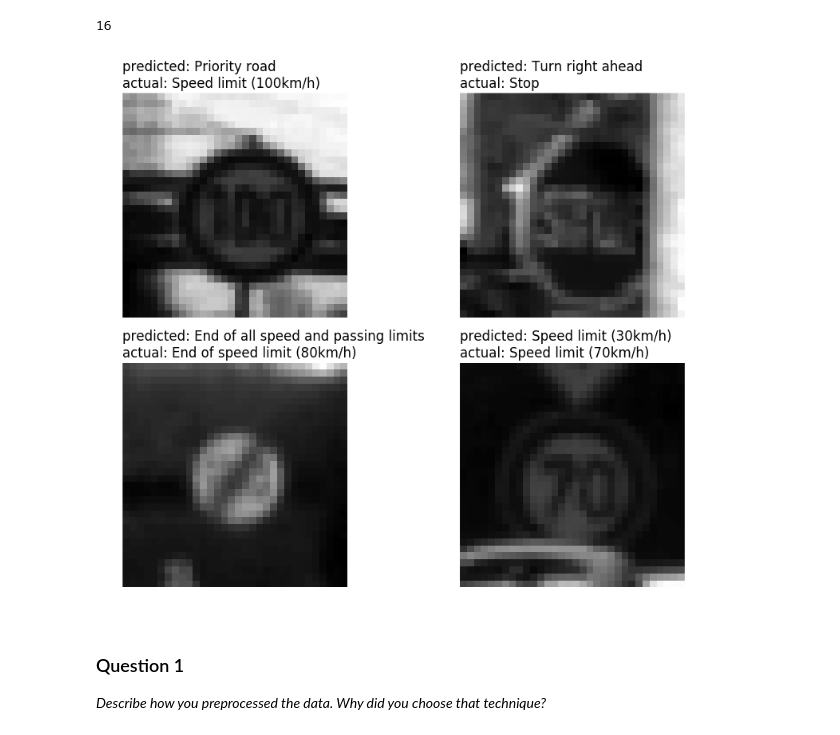
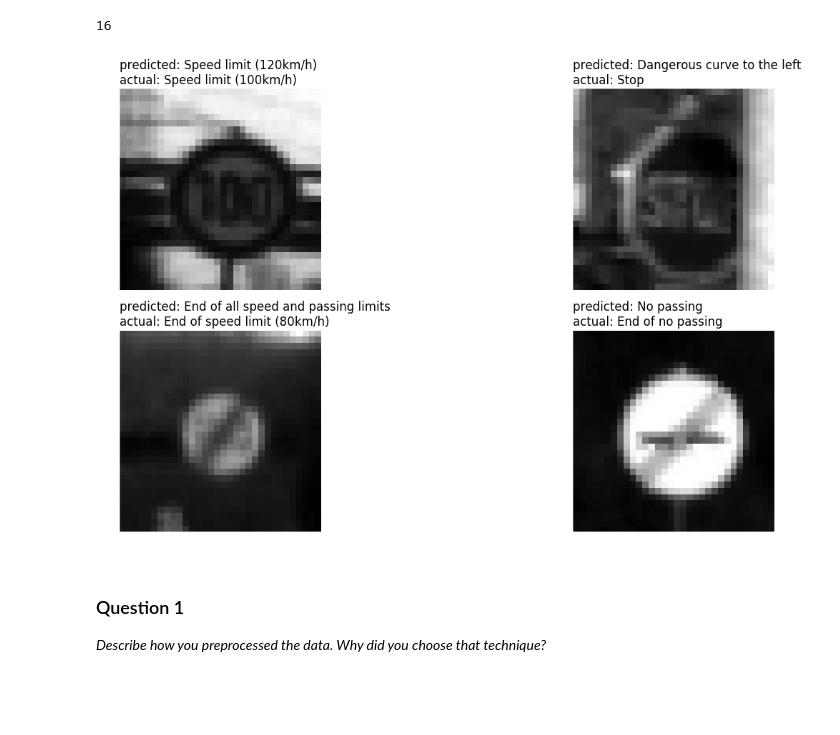
Before and after one commit to berickson/CarND-Traffic-Signs, a Jupyter notebook: Traffic_Signs_Recognition.ipynb, the cells around one changed output. Cells and saved outputs as stored; diff of their text form; code cells hidden in the pictures; blank space fills up the shorter version.

Commit message:
fixed test/validation usage

```diff
--- a/Traffic_Signs_Recognition.ipynb
+++ b/Traffic_Signs_Recognition.ipynb
@@ -358,7 +358,7 @@ Here is an example of a [published baseline model on this problem](http://yann.l
 Use the code cell (or multiple code cells, if necessary) to implement the first step of your project. Once you have completed your implementation and are satisfied with the results, be sure to thoroughly answer the questions that follow.
 # %%
 # returns test_x, test_y, valid_x and valid_y taken from test_x
-def split_test_and_validation(x, y, ratio_test=0.8):
+def split_test_and_validation(x, y, ratio_test=0.2):
     split_point = int(len(x)*ratio_test)
     return x[0:split_point], y[0:split_point], x[split_point:], y[split_point:]
 # %% [markdown]
@@ -553,27 +550,28 @@ predict_one(X_test_bw[0])
 # %%
 seed()
 
 sample_x,sample_y = random_from_lists(X_test_bw,y_test,100)
 correct=[]
 incorrect=[]
 p = 0
-plt.figure(figsize=(10,8))
+plt.figure(figsize=(15,8))
 for i in range(len(sample_x)):
     predicted = predict_one(sample_x[i])
     actual=sample_y[i]
     if(predicted==actual):
         correct.append(sample_y[i])
         #plt.title("ok: {}".format(sign_names.SignName[predicted]))
     else:
         p+=1
+        if p>4: break
         incorrect.append(sample_y[i])
         plt.subplot(2,2,p)
         plot_image(sample_x[i])
         title_text = "predicted: {}\nactual: {}".format(sign_names.SignName[predicted],sign_names.SignName[actual])
         plt.title(title_text, loc='left')
         #plt.title("\n".join(wrap(title_text, 60)))
 # %% [output]
-[figure, old version]
+[figure, new version]
 # %% [markdown]
 ### Question 1
 
```
Also changed, not shown: parts of 11 cells of this notebook, 1 other file.
